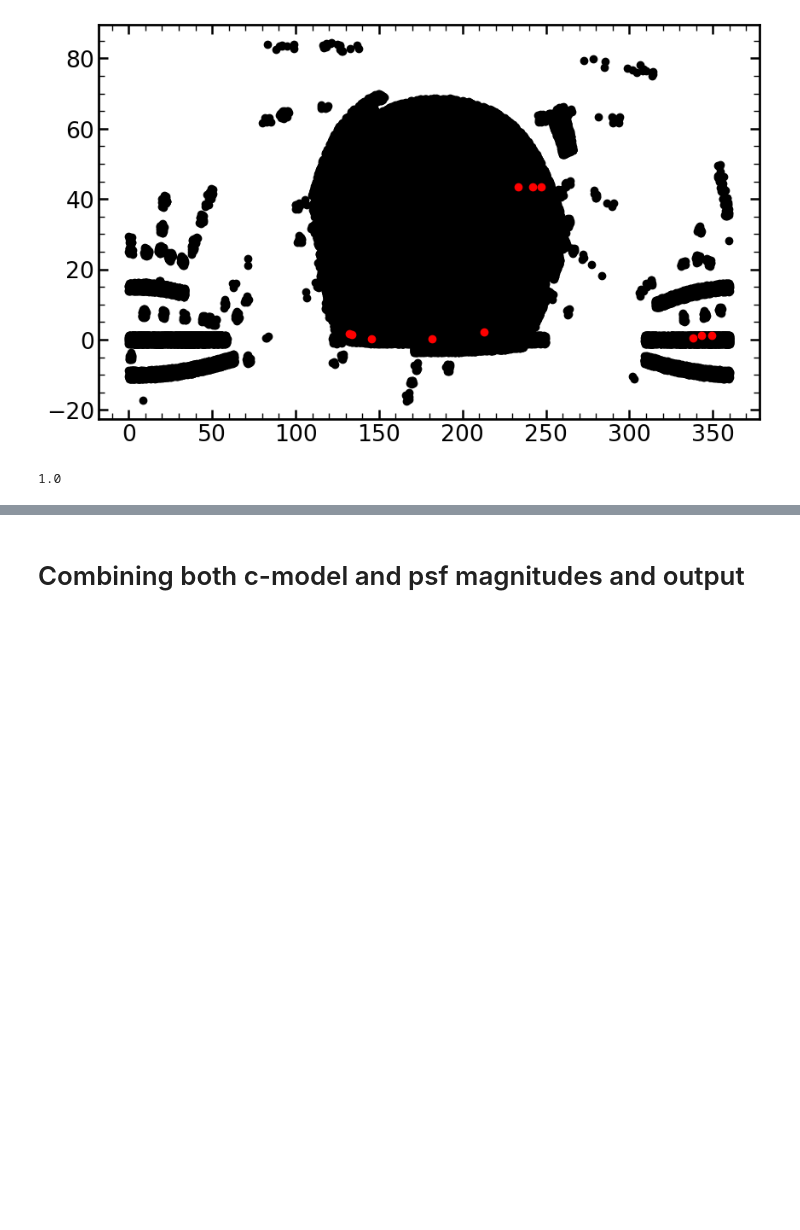
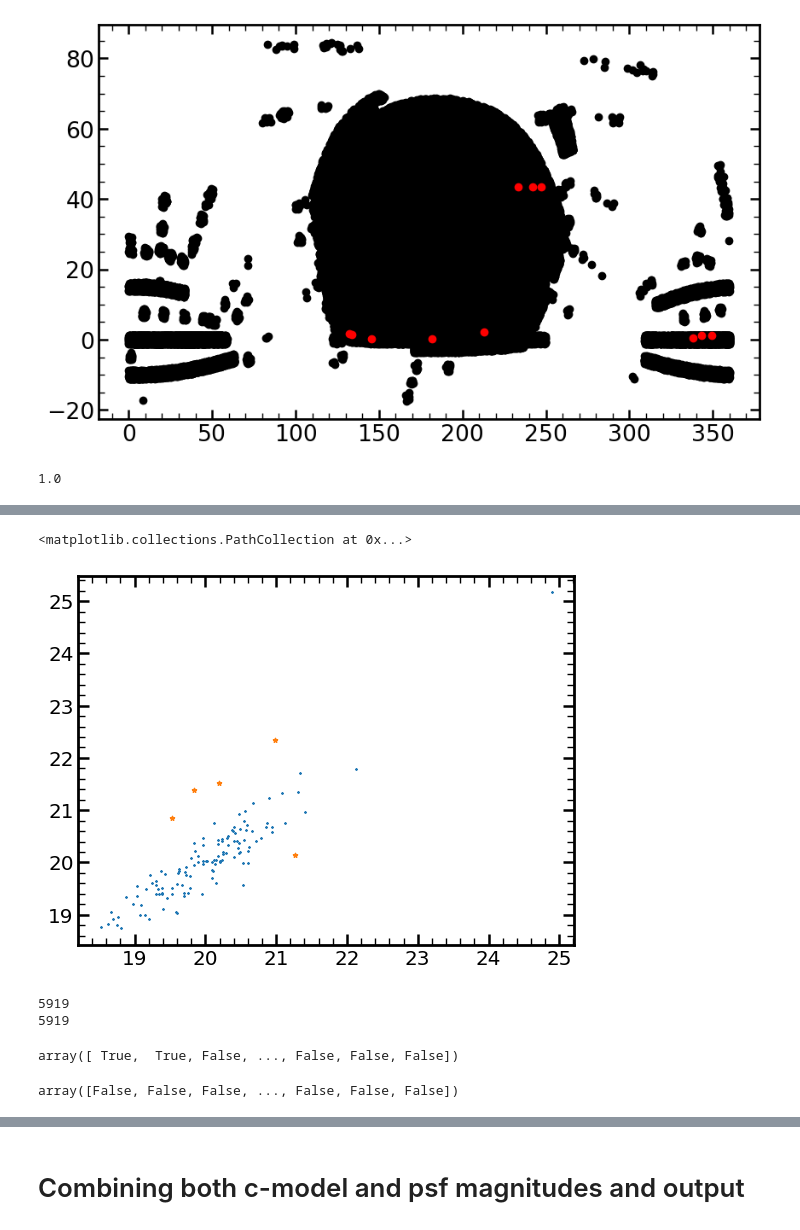
Before and after one commit to nevencaplar/Variability, a Jupyter notebook: HSC/HSC_Changed_QSO.ipynb, the cells around one changed output, grey strips where cells are left out. Cells and saved outputs as stored; diff of their text form; code cells hidden in the pictures; blank space fills up the shorter version.

```diff
--- a/HSC/HSC_Changed_QSO.ipynb
+++ b/HSC/HSC_Changed_QSO.ipynb
@@ -556,0 +589,30 @@ plt.ylim(17,23)
+# %%
+plt.scatter(matched_array_filtered[mag_selection][:,4],matched_array_filtered[mag_selection][:,14+4],s=1,marker='*')
+plt.scatter(matched_array_filtered[np.all((selection_of_objects_1_mag_dimmer,mag_selection),axis=0)][:,4],
+            matched_array_filtered[np.all((selection_of_objects_1_mag_dimmer,mag_selection),axis=0)][:,14+4],s=10,marker='*')
+plt.scatter(matched_array_filtered[np.all((selection_of_objects_2_mag_dimmer,mag_selection),axis=0)][:,4],
+            matched_array_filtered[np.all((selection_of_objects_2_mag_dimmer,mag_selection),axis=0)][:,14+4],s=5,color='red',marker='*')
+# first plot those that are 1 mag dimmer and faint
+#plt.scatter(matched_array_filtered_and_more_than_1_mag_dimmer_and_faint_now[:,4],
+#            np.full(len(matched_array_filtered_and_more_than_1_mag_dimmer_and_faint_now),22.8),s=30,color='orange',marker=arrowup)
+# and then those that are 2 mag dimmer and faint (which will overwrite correct orange objects)
+#plt.scatter(matched_array_filtered_and_more_than_2_mag_dimmer_and_faint_now[:,4],
+#            np.full(len(matched_array_filtered_and_more_than_2_mag_dimmer_and_faint_now),22.8),s=30,color='red',marker=arrowup)
+# %% [output]
+<matplotlib.collections.PathCollection at 0x...>
+[figure, added]
+# %%
+selection_of_objects_1_mag_dimmer
+print(len(mag_selection))
+print(len(selection_of_objects_1_mag_dimmer))
+# %% [output]
+5919
+5919
+# %%
+mag_selection
+# %% [output]
+array([ True,  True, False, ..., False, False, False])
+# %%
+np.all((selection_of_objects_1_mag_dimmer,mag_selection),axis=0)
+# %% [output]
+array([False, False, False, ..., False, False, False])
```
Also changed, not shown: parts of 23 cells of this notebook, 1 other file.
